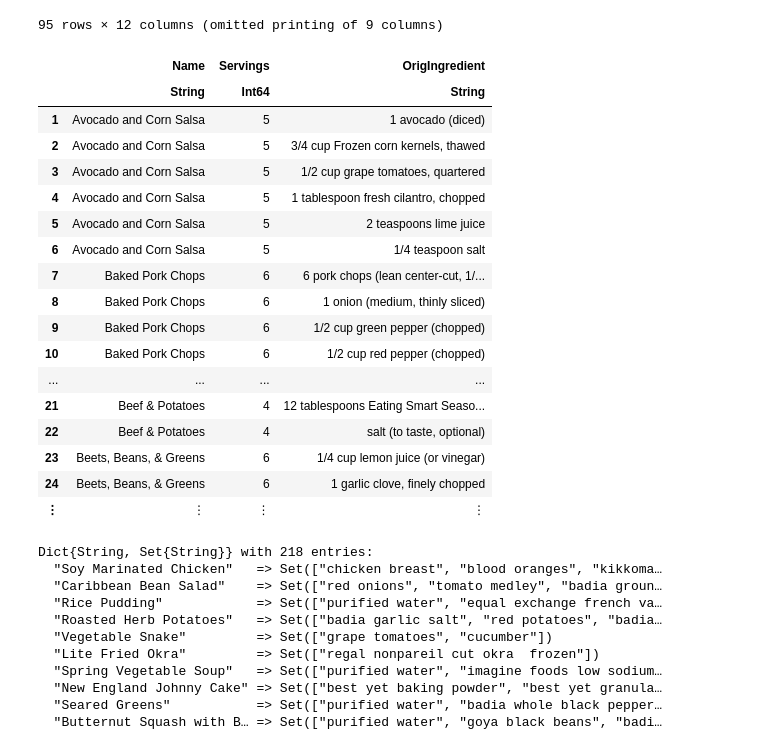
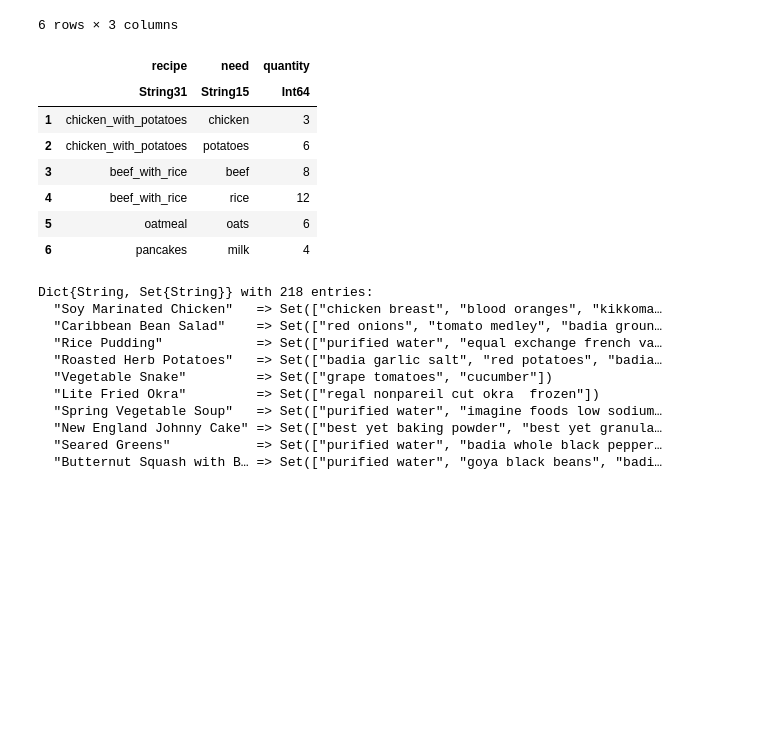
Before and after one commit to ckb2/optimization-project, a Jupyter notebook: OptimizationModel/Untitled.ipynb, the cells around one changed output. Drawn from its saved outputs; the diff is of its cells as text; code cells hidden in the pictures; blank space fills up the shorter version.

Commit message:
Constraints updated

```diff
--- a/OptimizationModel/Untitled.ipynb
+++ b/OptimizationModel/Untitled.ipynb
@@ -1,31 +1,22 @@
 # %%
 #READ DATA
 using CSV, DataFrames, JuMP, Gurobi
 
 df_nut = CSV.read("data_nutrients.csv", DataFrame, delim = ";")
 df_rec = CSV.read("data_recipes.csv", DataFrame, delim = ";")
 df_price = CSV.read("price_ing.csv", DataFrame, delim = ";")
-df_recConst = CSV.read("recipes_constr_cleaned_abbr.csv", DataFrame)
+#df_recConst = CSV.read("recipes_constr_cleaned.csv", DataFrame)
+df_recConst = CSV.read("recipes_const.csv", DataFrame)
 # %% [output]
-95 rows × 12 columns (omitted printing of 9 columns)
+6 rows × 3 columns
-|  | Name | Servings | OrigIngredient |
-|  | String | Int64 | String |
-| 1 | Avocado and Corn Salsa | 5 | 1 avocado (diced) |
-| 2 | Avocado and Corn Salsa | 5 | 3/4 cup Frozen corn kernels, thawed |
-| 3 | Avocado and Corn Salsa | 5 | 1/2 cup grape tomatoes, quartered |
-| 4 | Avocado and Corn Salsa | 5 | 1 tablespoon fresh cilantro, chopped |
-| 5 | Avocado and Corn Salsa | 5 | 2 teaspoons lime juice |
-| 6 | Avocado and Corn Salsa | 5 | 1/4 teaspoon salt |
-| 7 | Baked Pork Chops | 6 | 6 pork chops (lean center-cut, 1/... |
-| 8 | Baked Pork Chops | 6 | 1 onion (medium, thinly sliced) |
-| 9 | Baked Pork Chops | 6 | 1/2 cup green pepper (chopped) |
-| 10 | Baked Pork Chops | 6 | 1/2 cup red pepper (chopped) |
-| ... | ... | ... | ... |
-| 21 | Beef & Potatoes | 4 | 12 tablespoons Eating Smart Seaso... |
-| 22 | Beef & Potatoes | 4 | salt (to taste, optional) |
-| 23 | Beets, Beans, & Greens | 6 | 1/4 cup lemon juice (or vinegar) |
-| 24 | Beets, Beans, & Greens | 6 | 1 garlic clove, finely chopped |
-| ⋮ | ⋮ | ⋮ | ⋮ |
+|  | recipe | need | quantity |
+|  | String31 | String15 | Int64 |
+| 1 | chicken_with_potatoes | chicken | 3 |
+| 2 | chicken_with_potatoes | potatoes | 6 |
+| 3 | beef_with_rice | beef | 8 |
+| 4 | beef_with_rice | rice | 12 |
+| 5 | oatmeal | oats | 6 |
+| 6 | pancakes | milk | 4 |
 # %%
 # Create dictionary that maps recipe names to lists of ingredients
 mydict = Dict(
```
Also changed, not shown: parts of 7 cells of this notebook, 4 other files.
